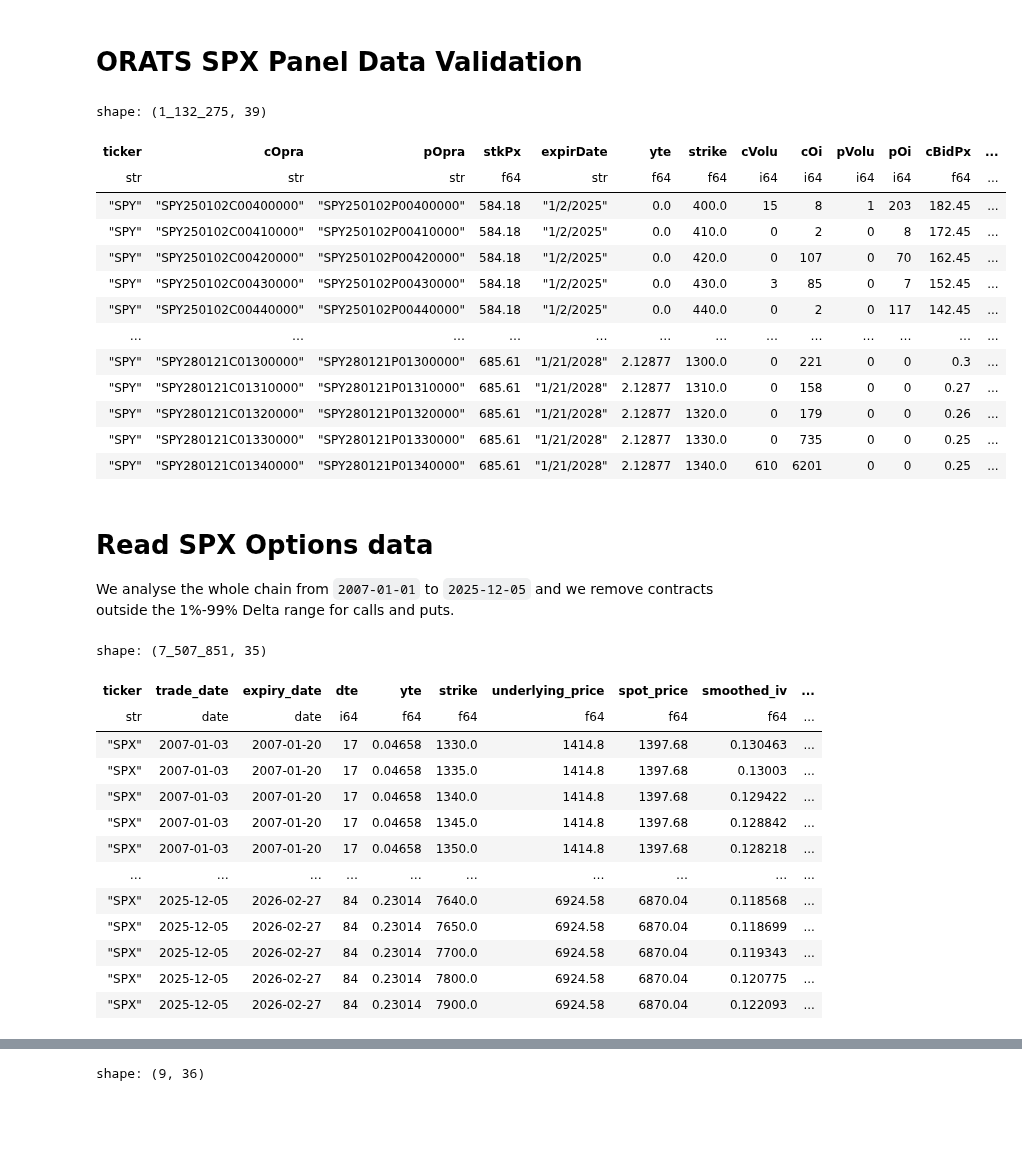
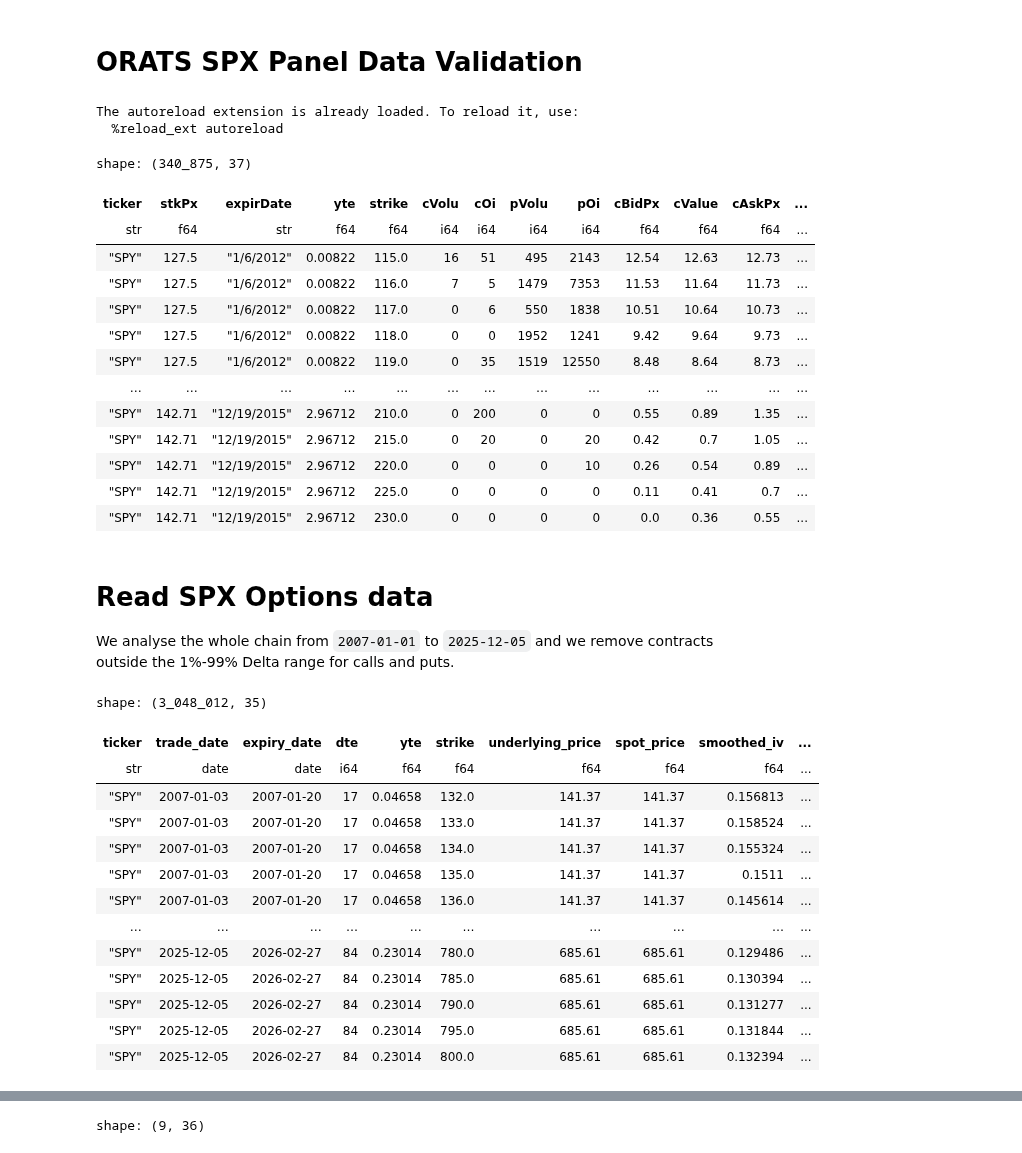
Before and after one commit to anthonymakarewicz/volatility-trading, a Jupyter notebook: notebooks/orats_spx_panel_eda_validation.ipynb, the cells around one changed output, grey strips where cells are left out. Saved outputs shown, nothing was run; the diff lists cells and outputs as text; code cells hidden in the pictures; blank space fills up the shorter version.

```diff
--- a/notebooks/orats_spx_panel_eda_validation.ipynb
+++ b/notebooks/orats_spx_panel_eda_validation.ipynb
@@ -5,7 +5,6 @@
 %autoreload 2
 
 import gc
-
 from datetime import date
 
 import exchange_calendars as xcals
@@ -17,30 +16,34 @@ import yfinance as yf
 
 from volatility_trading.config.constants import CALENDAR_DAYS_PER_YEAR
 from volatility_trading.data.orats_io import (
-    load_orats_panel_lazy, orats_wide_to_long
+    load_orats_panel_lazy,
+    orats_wide_to_long
 )
 from volatility_trading.data.orats_qc import (
     flag_strike_monotonicity_long,
     summarize_monotonicity_by_region,
 )
+# %% [output]
+The autoreload extension is already loaded. To reload it, use:
+  %reload_ext autoreload
 # %%
-data = pl.read_parquet("../data/intermediate/orats/by_ticker/underlying=SPY/year=2025/part-0000.parquet")
+data = pl.read_parquet("../data/intermediate/orats/by_ticker/underlying=SPY/year=2012/part-0000.parquet")
 data
 # %% [output]
-shape: (1_132_275, 39)
+shape: (340_875, 37)
-| ticker | cOpra | pOpra | stkPx | expirDate | yte | strike | cVolu | cOi | pVolu | pOi | cBidPx | ... |
-| str | str | str | f64 | str | f64 | f64 | i64 | i64 | i64 | i64 | f64 | ... |
-| "SPY" | "SPY250102C00400000" | "SPY250102P00400000" | 584.18 | "1/2/2025" | 0.0 | 400.0 | 15 | 8 | 1 | 203 | 182.45 | ... |
-| "SPY" | "SPY250102C00410000" | "SPY250102P00410000" | 584.18 | "1/2/2025" | 0.0 | 410.0 | 0 | 2 | 0 | 8 | 172.45 | ... |
-| "SPY" | "SPY250102C00420000" | "SPY250102P00420000" | 584.18 | "1/2/2025" | 0.0 | 420.0 | 0 | 107 | 0 | 70 | 162.45 | ... |
-| "SPY" | "SPY250102C00430000" | "SPY250102P00430000" | 584.18 | "1/2/2025" | 0.0 | 430.0 | 3 | 85 | 0 | 7 | 152.45 | ... |
-| "SPY" | "SPY250102C00440000" | "SPY250102P00440000" | 584.18 | "1/2/2025" | 0.0 | 440.0 | 0 | 2 | 0 | 117 | 142.45 | ... |
+| ticker | stkPx | expirDate | yte | strike | cVolu | cOi | pVolu | pOi | cBidPx | cValue | cAskPx | ... |
+| str | f64 | str | f64 | f64 | i64 | i64 | i64 | i64 | f64 | f64 | f64 | ... |
+| "SPY" | 127.5 | "1/6/2012" | 0.00822 | 115.0 | 16 | 51 | 495 | 2143 | 12.54 | 12.63 | 12.73 | ... |
+| "SPY" | 127.5 | "1/6/2012" | 0.00822 | 116.0 | 7 | 5 | 1479 | 7353 | 11.53 | 11.64 | 11.73 | ... |
+| "SPY" | 127.5 | "1/6/2012" | 0.00822 | 117.0 | 0 | 6 | 550 | 1838 | 10.51 | 10.64 | 10.73 | ... |
+| "SPY" | 127.5 | "1/6/2012" | 0.00822 | 118.0 | 0 | 0 | 1952 | 1241 | 9.42 | 9.64 | 9.73 | ... |
+| "SPY" | 127.5 | "1/6/2012" | 0.00822 | 119.0 | 0 | 35 | 1519 | 12550 | 8.48 | 8.64 | 8.73 | ... |
 | … | … | … | … | … | … | … | … | … | … | … | … | ... |
-| "SPY" | "SPY280121C01300000" | "SPY280121P01300000" | 685.61 | "1/21/2028" | 2.12877 | 1300.0 | 0 | 221 | 0 | 0 | 0.3 | ... |
-| "SPY" | "SPY280121C01310000" | "SPY280121P01310000" | 685.61 | "1/21/2028" | 2.12877 | 1310.0 | 0 | 158 | 0 | 0 | 0.27 | ... |
-| "SPY" | "SPY280121C01320000" | "SPY280121P01320000" | 685.61 | "1/21/2028" | 2.12877 | 1320.0 | 0 | 179 | 0 | 0 | 0.26 | ... |
-| "SPY" | "SPY280121C01330000" | "SPY280121P01330000" | 685.61 | "1/21/2028" | 2.12877 | 1330.0 | 0 | 735 | 0 | 0 | 0.25 | ... |
-| "SPY" | "SPY280121C01340000" | "SPY280121P01340000" | 685.61 | "1/21/2028" | 2.12877 | 1340.0 | 610 | 6201 | 0 | 0 | 0.25 | ... |
+| "SPY" | 142.71 | "12/19/2015" | 2.96712 | 210.0 | 0 | 200 | 0 | 0 | 0.55 | 0.89 | 1.35 | ... |
+| "SPY" | 142.71 | "12/19/2015" | 2.96712 | 215.0 | 0 | 20 | 0 | 20 | 0.42 | 0.7 | 1.05 | ... |
+| "SPY" | 142.71 | "12/19/2015" | 2.96712 | 220.0 | 0 | 0 | 0 | 10 | 0.26 | 0.54 | 0.89 | ... |
+| "SPY" | 142.71 | "12/19/2015" | 2.96712 | 225.0 | 0 | 0 | 0 | 0 | 0.11 | 0.41 | 0.7 | ... |
+| "SPY" | 142.71 | "12/19/2015" | 2.96712 | 230.0 | 0 | 0 | 0 | 0 | 0.0 | 0.36 | 0.55 | ... |
 # %% [markdown]
 # Read SPX Options data
 
@@ -74,7 +77,7 @@ cols = [
     "risk_free_rate", "dividend_yield",
 ]
 
-lf = load_orats_panel_lazy("SPX", columns=cols)
+lf = load_orats_panel_lazy("SPY", columns=cols)
 lf = lf.filter(
     pl.col("trade_date").is_between(start, end),
     pl.col("call_delta").abs().is_between(0.01, 0.99),
@@ -85,17 +88,17 @@ df = lf.collect()
 df_long = orats_wide_to_long(df).filter().collect()
 df
 # %% [output]
-shape: (7_507_851, 35)
+shape: (3_048_012, 35)
 | ticker | trade_date | expiry_date | dte | yte | strike | underlying_price | spot_price | smoothed_iv | ... |
 | str | date | date | i64 | f64 | f64 | f64 | f64 | f64 | ... |
-| "SPX" | 2007-01-03 | 2007-01-20 | 17 | 0.04658 | 1330.0 | 1414.8 | 1397.68 | 0.130463 | ... |
-| "SPX" | 2007-01-03 | 2007-01-20 | 17 | 0.04658 | 1335.0 | 1414.8 | 1397.68 | 0.13003 | ... |
-| "SPX" | 2007-01-03 | 2007-01-20 | 17 | 0.04658 | 1340.0 | 1414.8 | 1397.68 | 0.129422 | ... |
-| "SPX" | 2007-01-03 | 2007-01-20 | 17 | 0.04658 | 1345.0 | 1414.8 | 1397.68 | 0.128842 | ... |
-| "SPX" | 2007-01-03 | 2007-01-20 | 17 | 0.04658 | 1350.0 | 1414.8 | 1397.68 | 0.128218 | ... |
+| "SPY" | 2007-01-03 | 2007-01-20 | 17 | 0.04658 | 132.0 | 141.37 | 141.37 | 0.156813 | ... |
+| "SPY" | 2007-01-03 | 2007-01-20 | 17 | 0.04658 | 133.0 | 141.37 | 141.37 | 0.158524 | ... |
+| "SPY" | 2007-01-03 | 2007-01-20 | 17 | 0.04658 | 134.0 | 141.37 | 141.37 | 0.155324 | ... |
+| "SPY" | 2007-01-03 | 2007-01-20 | 17 | 0.04658 | 135.0 | 141.37 | 141.37 | 0.1511 | ... |
+| "SPY" | 2007-01-03 | 2007-01-20 | 17 | 0.04658 | 136.0 | 141.37 | 141.37 | 0.145614 | ... |
 | … | … | … | … | … | … | … | … | … | ... |
-| "SPX" | 2025-12-05 | 2026-02-27 | 84 | 0.23014 | 7640.0 | 6924.58 | 6870.04 | 0.118568 | ... |
-| "SPX" | 2025-12-05 | 2026-02-27 | 84 | 0.23014 | 7650.0 | 6924.58 | 6870.04 | 0.118699 | ... |
-| "SPX" | 2025-12-05 | 2026-02-27 | 84 | 0.23014 | 7700.0 | 6924.58 | 6870.04 | 0.119343 | ... |
-| "SPX" | 2025-12-05 | 2026-02-27 | 84 | 0.23014 | 7800.0 | 6924.58 | 6870.04 | 0.120775 | ... |
-| "SPX" | 2025-12-05 | 2026-02-27 | 84 | 0.23014 | 7900.0 | 6924.58 | 6870.04 | 0.122093 | ... |
+| "SPY" | 2025-12-05 | 2026-02-27 | 84 | 0.23014 | 780.0 | 685.61 | 685.61 | 0.129486 | ... |
+| "SPY" | 2025-12-05 | 2026-02-27 | 84 | 0.23014 | 785.0 | 685.61 | 685.61 | 0.130394 | ... |
+| "SPY" | 2025-12-05 | 2026-02-27 | 84 | 0.23014 | 790.0 | 685.61 | 685.61 | 0.131277 | ... |
+| "SPY" | 2025-12-05 | 2026-02-27 | 84 | 0.23014 | 795.0 | 685.61 | 685.61 | 0.131844 | ... |
+| "SPY" | 2025-12-05 | 2026-02-27 | 84 | 0.23014 | 800.0 | 685.61 | 685.61 | 0.132394 | ... |
```
Also changed, not shown: parts of 3 cells of this notebook, 2 other files.
